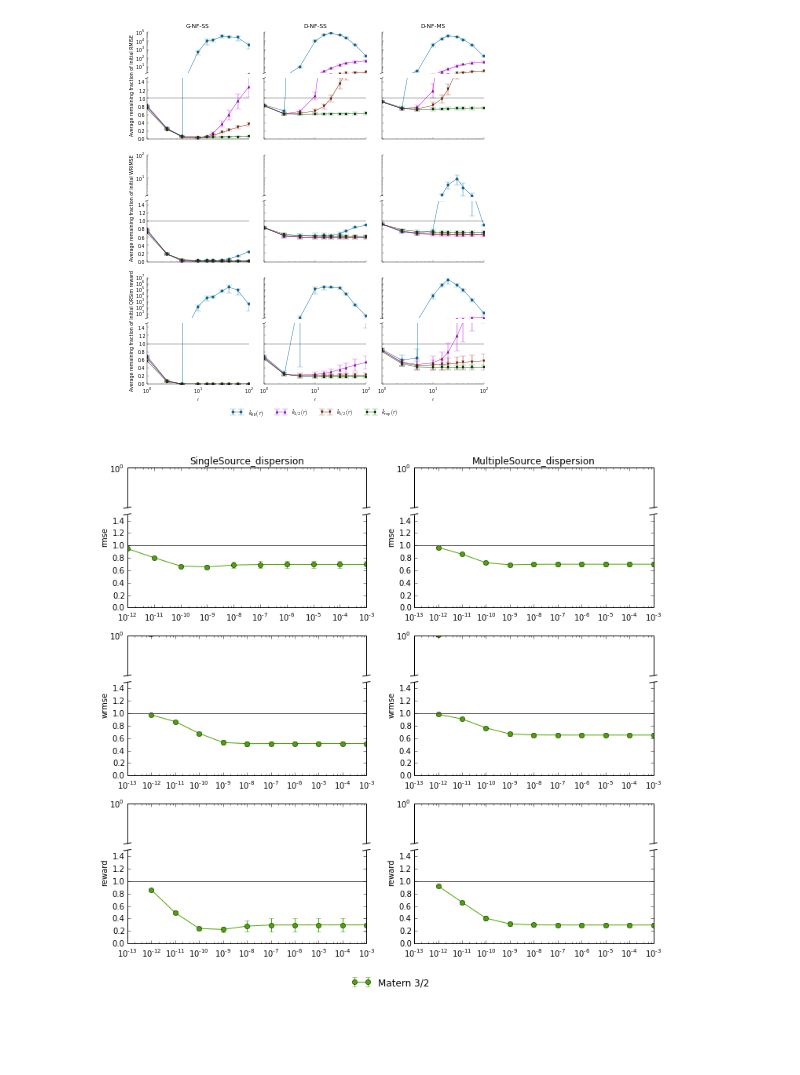
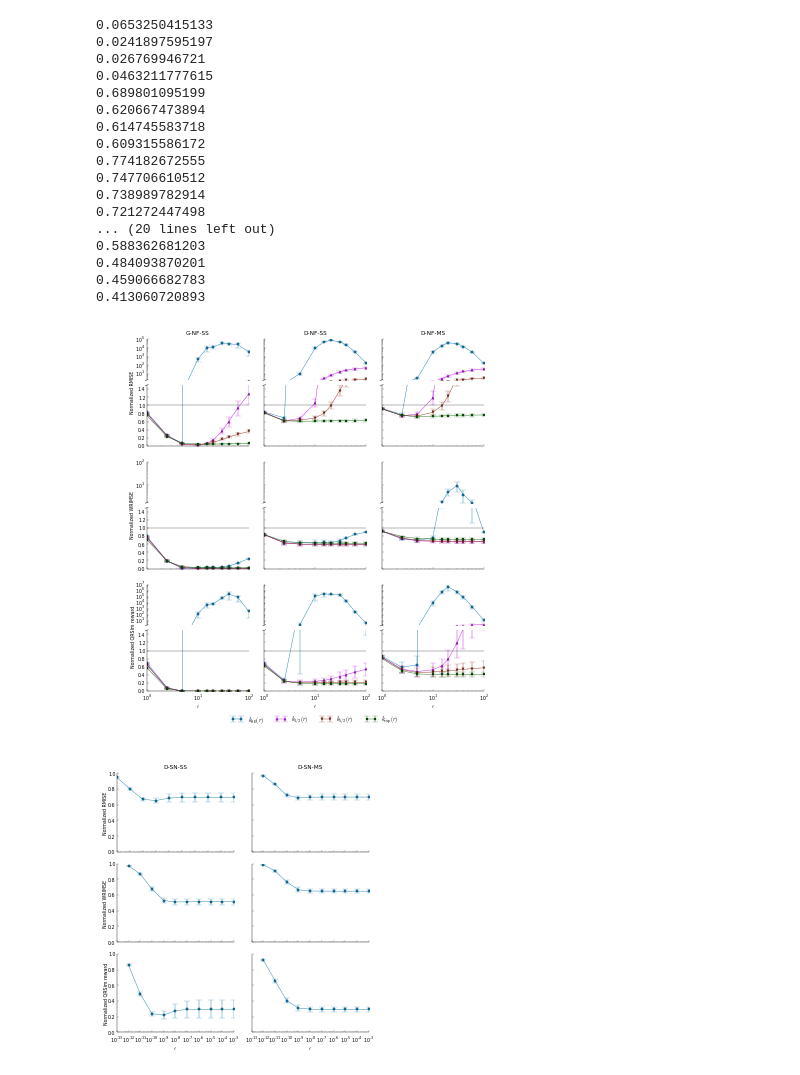
Before and after one commit to jgosmann/plume, a Jupyter notebook: notebooks/Kernels.ipynb, the cells around one changed output. Cells and saved outputs as stored; diff of their text form; code cells hidden in the pictures; blank space fills up the shorter version.

Commit message:
Plot updates.

```diff
--- a/notebooks/Kernels.ipynb
+++ b/notebooks/Kernels.ipynb
@@ -41,7 +39,9 @@ kern_labels = {
 scenario_labels = {
     'SingleSource_noiseless': 'G-NF-SS',
     'SingleSource_dispersion_noiseless': 'D-NF-SS',
-    'MultipleSource_dispersion_noiseless': 'D-NF-MS'
+    'MultipleSource_dispersion_noiseless': 'D-NF-MS',
+    'SingleSource_dispersion': 'D-SN-SS',
+    'MultipleSource_dispersion': 'D-SN-MS'
 }
 # %%
 def get_filename(kern, scenario):
@@ -60,6 +60,7 @@ def plot_error_vs_lengthscale(ax, data, error_type, **kwargs):
     percentage = err / zp_err
     mean = np.mean(percentage, axis=2)
     std_err = np.std(percentage, axis=2) / np.sqrt(percentage.shape[2])
+    print mean.min()
 
     ax.errorbar(
         data.root.lengthscales.read(), mean[:, 0], std_err[:, 0], fmt='o-', label=kern_name, **kwargs)
@@ -115,7 +116,7 @@ def create_kernel_plot_matrix(scenarios, error_types, plot_fn=plot_error_vs_leng
 
     p.axes_by_row[-1].set_xlabel(r'$\ell$', labelpad=0)
     for ax, error_type in zip(p.axes_by_row, error_types):
-        ax.set_ylabel('Average remaining fraction of initial ' + error_type_labels[error_type], labelpad=0)
+        ax.set_ylabel('Normalized ' + error_type_labels[error_type], labelpad=0)
     for ax, scenario in zip(p.axes_by_col, scenarios):
         ax[0].set_title(scenario_labels[scenario])
 
@@ -125,3 +126,38 @@ def create_kernel_plot_matrix(scenarios, error_types, plot_fn=plot_error_vs_leng
         *p.axes[0].top.get_legend_handles_labels(), ncol=4, loc='upper center',
         bbox_to_anchor=(0.5, 1.0), frameon=False)
     return fig
+
+def create_kernel_plot_matrix_no_outlier(scenarios, error_types, plot_fn=plot_error_vs_lengthscale):
+    fig = plt.figure(figsize=(4, 4))
+    outlier_plot_ratio = 0.4
+
+    class KernelErrorPlotNoOutlier(SharedAxesGrid):
+        def _create_axes(self, subplot_spec, sharex, sharey):
+            return fig.add_subplot(subplot_spec, sharex=sharex, sharey=sharey)
+
+        def _plot(self, ax, error_type, scenario):
+            for kern, style in zip(load_scenario_data(scenario), styles):
+                plot_fn(ax, kern, error_type, **style)
+
+    legend_height = 0.05
+    grid = GridSpec(
+        1, 1,
+        bottom=0.05, left=0.1, right=0.975, top=0.95)
+
+    p = KernelErrorPlotNoOutlier(error_types, scenarios, SubplotSpec(grid, 0), wspace=0.15, hspace=0.15)
+    p.axes.semilogx()
+
+    latexstyle.style_axes(p.axes)
+    for ax in p.axes_by_row[:-1]:
+        plt.setp(ax.get_xticklabels(), visible=False)
+    for ax in p.axes_by_col[1:]:
+        plt.setp(ax.get_yticklabels(), visible=False)
+
+    p.axes.set_ylim([0, 1.0])
+
+    p.axes_by_row[-1].set_xlabel(r'$\ell$', labelpad=0)
+    for ax, error_type in zip(p.axes_by_col[0], error_types):
+        ax.set_ylabel('Normalized ' + error_type_labels[error_type], labelpad=0)
+    for ax, scenario in zip(p.axes_by_col, scenarios):
+        ax[0].set_title(scenario_labels[scenario])
+    return fig
@@ -132,12 +176,29 @@ scenarios = [
 error_types = ['rmse', 'wrmse', 'reward']
 fig = create_kernel_plot_matrix(scenarios, error_types)
 # %% [output]
+0.0653250415133
+0.0241897595197
+0.026769946721
+0.0463211777615
+0.689801095199
+0.620667473894
+0.614745583718
+0.609315586172
+0.774182672555
+0.747706610512
+0.738989782914
+0.721272447498
+... (20 lines left out)
+0.588362681203
+0.484093870201
+0.459066682783
+0.413060720893
-[figure, old version]
+[figure, new version]
 # %%
 fig.savefig('../../thesis/plots/lengthscales.pdf')
 # %%
 scenarios = ['SingleSource_dispersion', 'MultipleSource_dispersion']
 error_types = ['rmse', 'wrmse', 'reward']
-create_kernel_plot_matrix(scenarios, error_types, plot_error_vs_variance)
+fig = create_kernel_plot_matrix_no_outlier(scenarios, error_types, plot_error_vs_variance)
 # %% [output]
-[figure, old version]
+[figure, new version]
```
Also changed, not shown: parts of 4 cells of this notebook, 2 other files.
